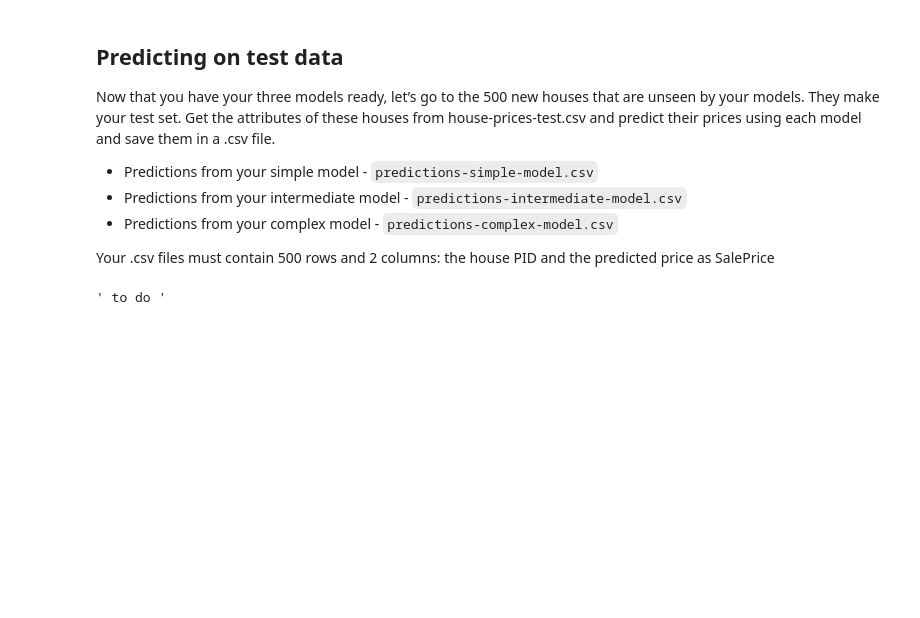
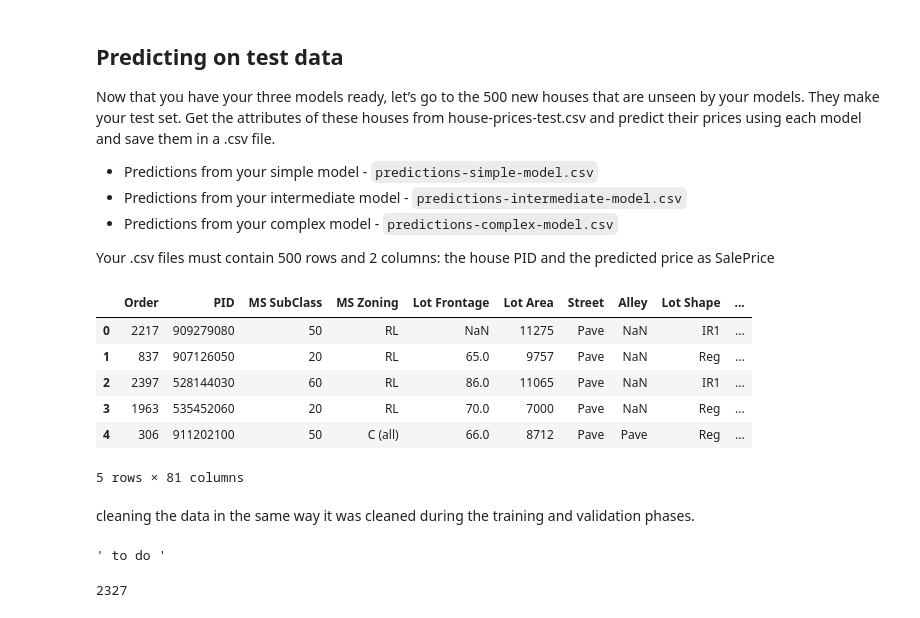
Before and after one commit to PiWebswiss/Project-AI-3, a Jupyter notebook: house-prices/house-prices-solution.ipynb, the cells around one changed output. Saved outputs shown, nothing was run; the diff lists cells and outputs as text; code cells hidden in the pictures; blank space fills up the shorter version.

Commit message:
test data to do

```diff
--- a/house-prices/house-prices-solution.ipynb
+++ b/house-prices/house-prices-solution.ipynb
@@ -1108,7 +989,24 @@ Now that you have your three models ready, let’s go to the 500 new houses that
 - Predictions from your complex model - ``predictions-complex-model.csv``
 
 Your .csv files must contain 500 rows and 2 columns: the house PID and the predicted price as SalePrice
+# %%
+df_test = pd.read_csv("house-prices-test.csv")
+df_test.head()
+# %% [output]
+|  | Order | PID | MS SubClass | MS Zoning | Lot Frontage | Lot Area | Street | Alley | Lot Shape | ... |
+| 0 | 2217 | 909279080 | 50 | RL | NaN | 11275 | Pave | NaN | IR1 | ... |
+| 1 | 837 | 907126050 | 20 | RL | 65.0 | 9757 | Pave | NaN | Reg | ... |
+| 2 | 2397 | 528144030 | 60 | RL | 86.0 | 11065 | Pave | NaN | IR1 | ... |
+| 3 | 1963 | 535452060 | 20 | RL | 70.0 | 7000 | Pave | NaN | Reg | ... |
+| 4 | 306 | 911202100 | 50 | C (all) | 66.0 | 8712 | Pave | Pave | Reg | ... |
+5 rows × 81 columns
+# %% [markdown]
+cleaning the data in the same way it was cleaned during the training and validation phases.
 # %%
 """ to do """
 # %% [output]
 ' to do '
+# %%
+df_test.isna().sum().sum()
+# %% [output]
+2327
```
Also changed, not shown: parts of 14 cells of this notebook.
